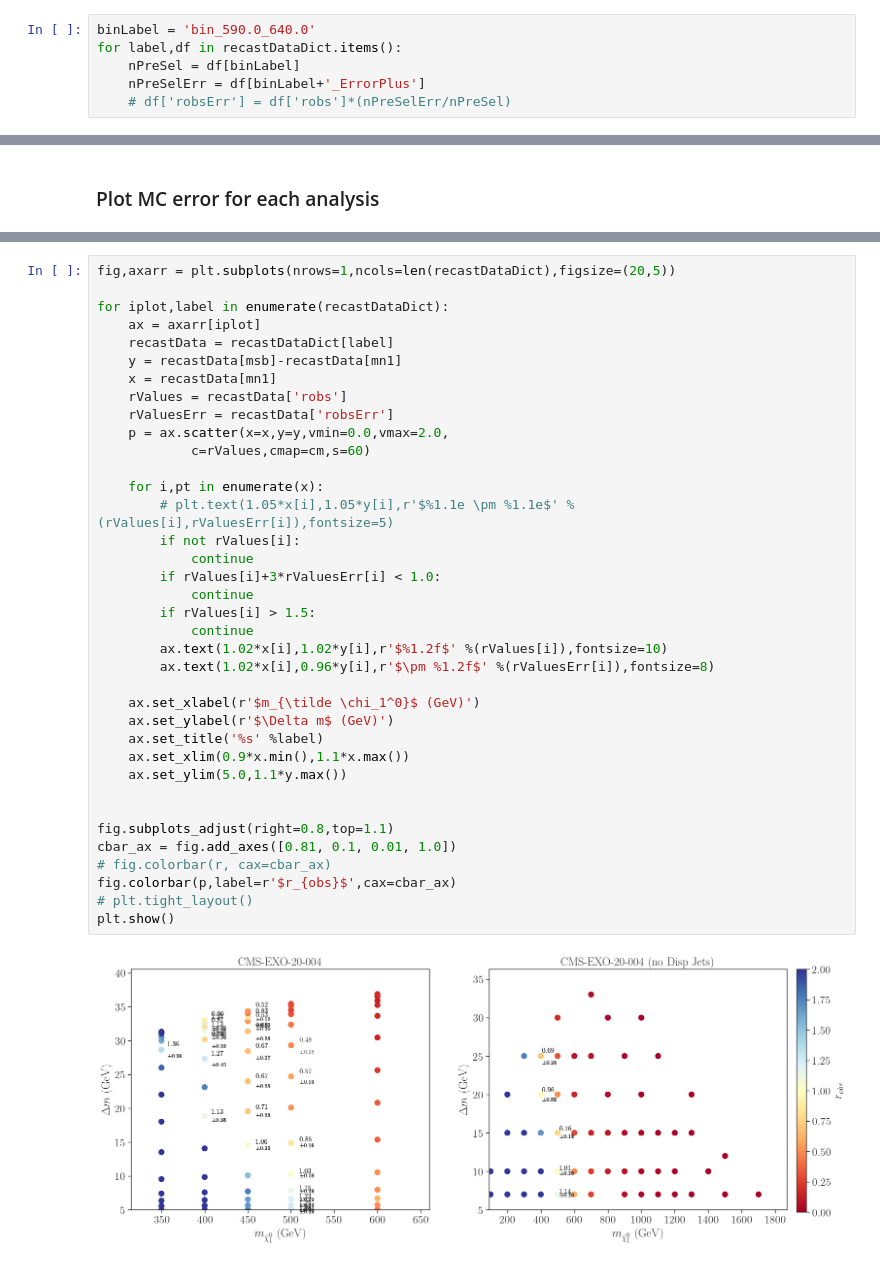
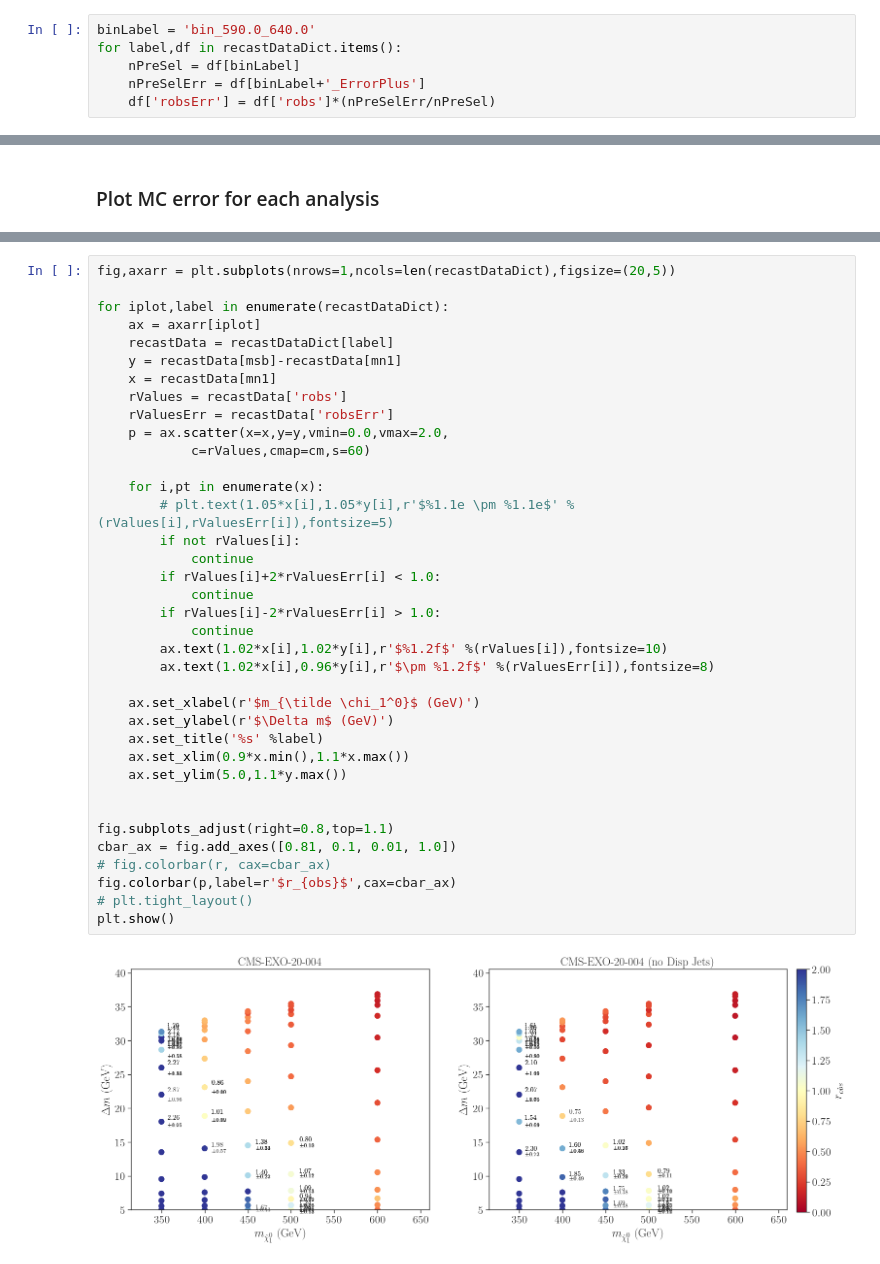
Before and after one commit to andlessa/LLP-CDFO, a Jupyter notebook: plotting/checkMCstats_CMS.ipynb, the cells around one changed output, grey strips where cells are left out. Saved outputs shown, nothing was run; the diff lists cells and outputs as text.

```diff
--- a/plotting/checkMCstats_CMS.ipynb
+++ b/plotting/checkMCstats_CMS.ipynb
@@ -42,7 +42,7 @@ binLabel = 'bin_590.0_640.0'
 for label,df in recastDataDict.items():
     nPreSel = df[binLabel]
     nPreSelErr = df[binLabel+'_ErrorPlus']
-    # df['robsErr'] = df['robs']*(nPreSelErr/nPreSel)
+    df['robsErr'] = df['robs']*(nPreSelErr/nPreSel)
 # %% [markdown]
 ### Plot luminosity for each sample
 # %%
@@ -136,33 +136,33 @@ for iplot,label in enumerate(recastDataDict):
     y = recastData[msb]-recastData[mn1]
     x = recastData[mn1]
     rValues = recastData['robs']
     rValuesErr = recastData['robsErr']
     p = ax.scatter(x=x,y=y,vmin=0.0,vmax=2.0,
             c=rValues,cmap=cm,s=60)
 
     for i,pt in enumerate(x):
         # plt.text(1.05*x[i],1.05*y[i],r'$%1.1e \pm %1.1e$' %(rValues[i],rValuesErr[i]),fontsize=5)
         if not rValues[i]:
             continue
-        if rValues[i]+3*rValuesErr[i] < 1.0:
+        if rValues[i]+2*rValuesErr[i] < 1.0:
             continue
-        if rValues[i] > 1.5:
+        if rValues[i]-2*rValuesErr[i] > 1.0:
             continue
         ax.text(1.02*x[i],1.02*y[i],r'$%1.2f$' %(rValues[i]),fontsize=10)
         ax.text(1.02*x[i],0.96*y[i],r'$\pm %1.2f$' %(rValuesErr[i]),fontsize=8)
 
     ax.set_xlabel(r'$m_{\tilde \chi_1^0}$ (GeV)')
     ax.set_ylabel(r'$\Delta m$ (GeV)')
     ax.set_title('%s' %label)
     ax.set_xlim(0.9*x.min(),1.1*x.max())
     ax.set_ylim(5.0,1.1*y.max())
 
 
 fig.subplots_adjust(right=0.8,top=1.1)
 cbar_ax = fig.add_axes([0.81, 0.1, 0.01, 1.0])
 # fig.colorbar(r, cax=cbar_ax)
 fig.colorbar(p,label=r'$r_{obs}$',cax=cbar_ax)
 # plt.tight_layout()
 plt.show()
 # %% [output]
-[figure, old version]
+[figure, new version]
```
Also changed, not shown: parts of 1 cell of this notebook.
